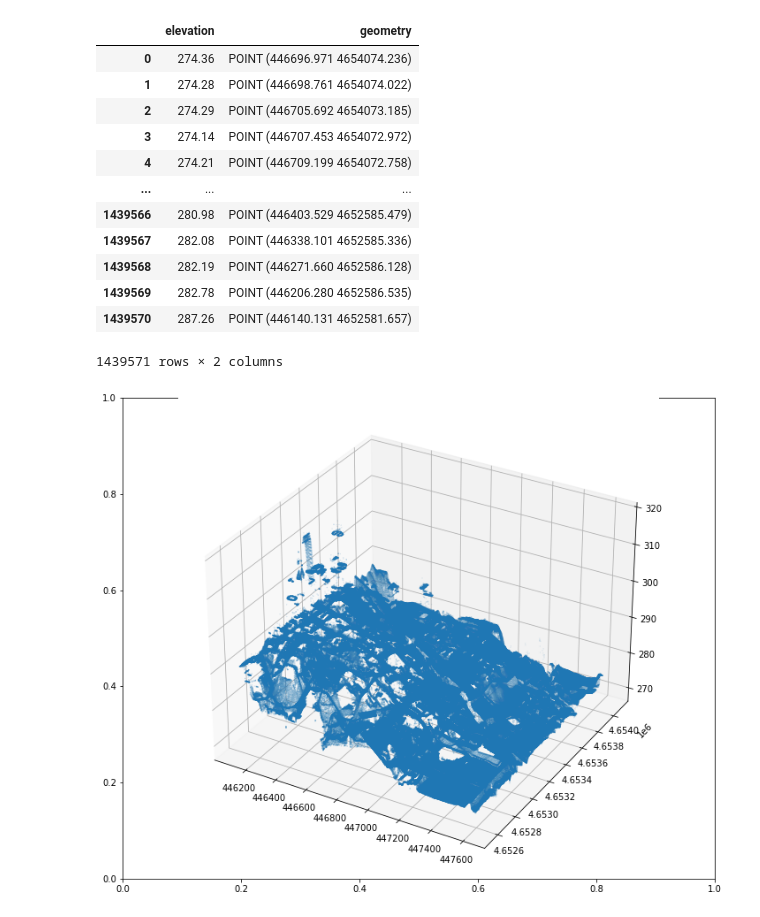
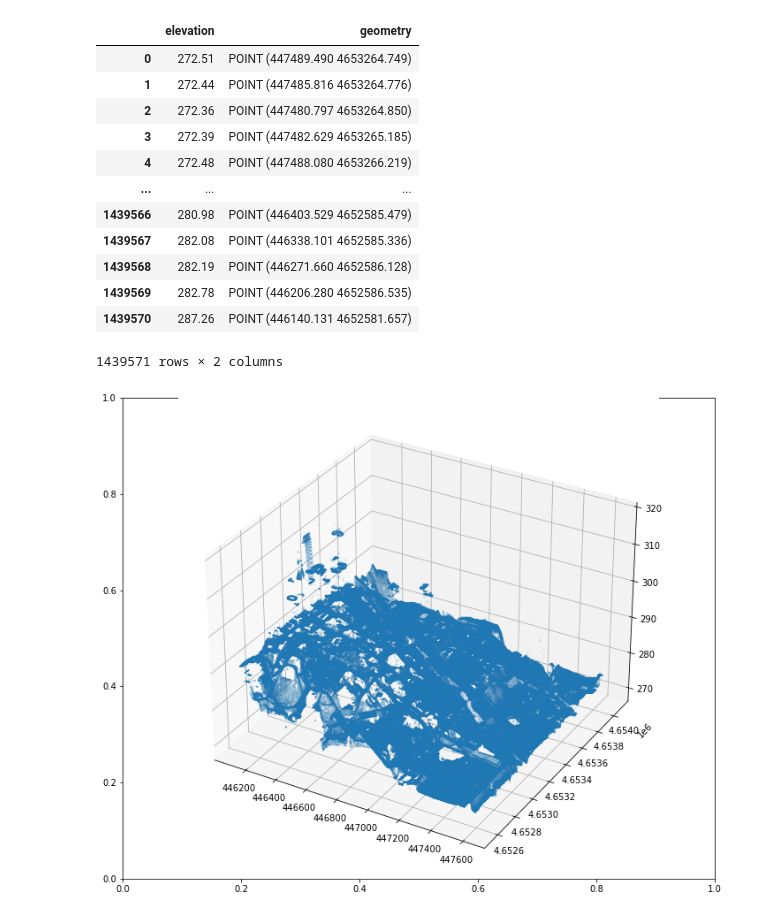
Before and after one commit to tesfayealex/Pylidar, a Jupyter notebook: example-notebooks/example.ipynb, the cells around one changed output. Cells and saved outputs as stored; diff of their text form; code cells hidden in the pictures.

```diff
--- a/example-notebooks/example.ipynb
+++ b/example-notebooks/example.ipynb
@@ -6,16 +6,16 @@ from lidar_data_processor import Lidar_Processor
 from lidar_data_visualizer import Lidar_Visualizer
 # %%
 polygon_array= [446112.3120340019  , 4652575.060161518 , 447610.6998241764,4654067.900678839]
-processor = Lidar_Processor(polygon_array , '../src/assets/pipeline_template.json', '../src/assets/metadata.csv', epsg=26915)
-geo_df , tiff_file_path = processor.fetch_file()
+processor = Lidar_Processor(polygon_array=polygon_array , epsg=26915)
+geo_df , tiff_file_path , pipeline_array = processor.fetch_file()
 geo_df
 # %% [output]
 |  | elevation | geometry |
-| 0 | 274.36 | POINT (446696.971 4654074.236) |
-| 1 | 274.28 | POINT (446698.761 4654074.022) |
-| 2 | 274.29 | POINT (446705.692 4654073.185) |
-| 3 | 274.14 | POINT (446707.453 4654072.972) |
-| 4 | 274.21 | POINT (446709.199 4654072.758) |
+| 0 | 272.51 | POINT (447489.490 4653264.749) |
+| 1 | 272.44 | POINT (447485.816 4653264.776) |
+| 2 | 272.36 | POINT (447480.797 4653264.850) |
+| 3 | 272.39 | POINT (447482.629 4653265.185) |
+| 4 | 272.48 | POINT (447488.080 4653266.219) |
 | ... | ... | ... |
 | 1439566 | 280.98 | POINT (446403.529 4652585.479) |
 | 1439567 | 282.08 | POINT (446338.101 4652585.336) |
```
Also changed, not shown: 45 other files.
